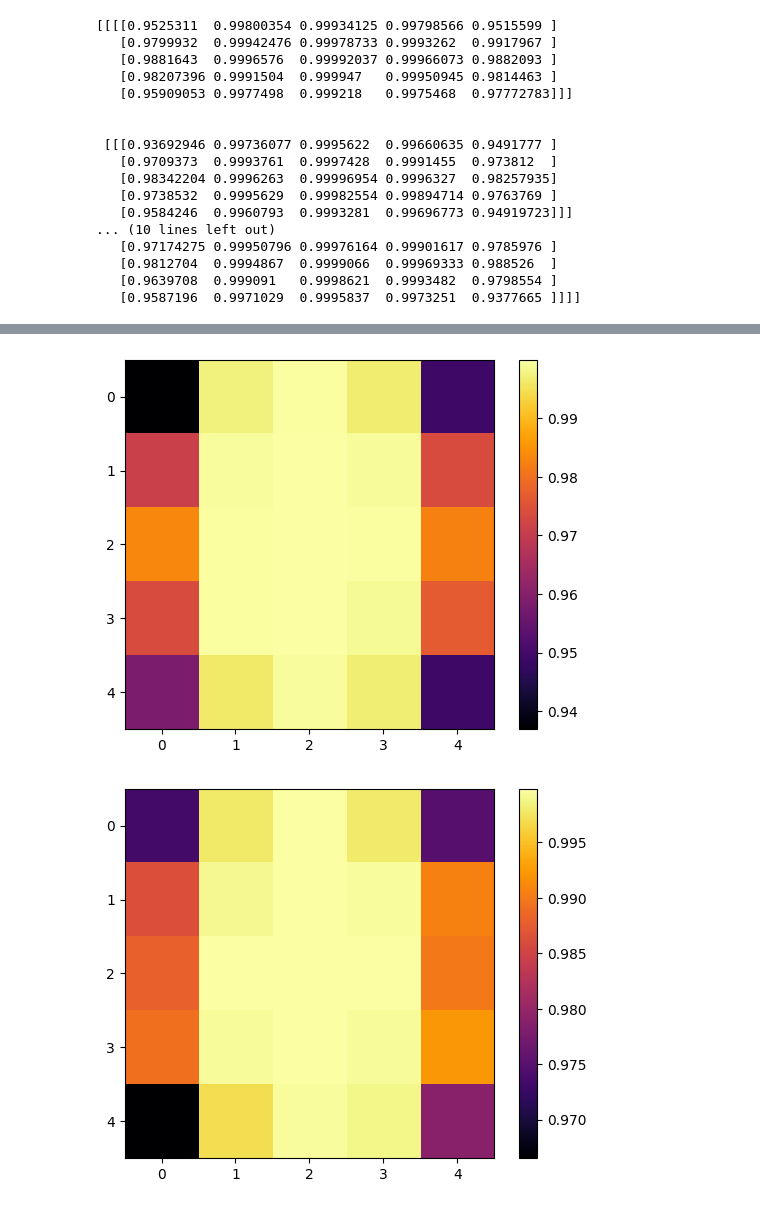
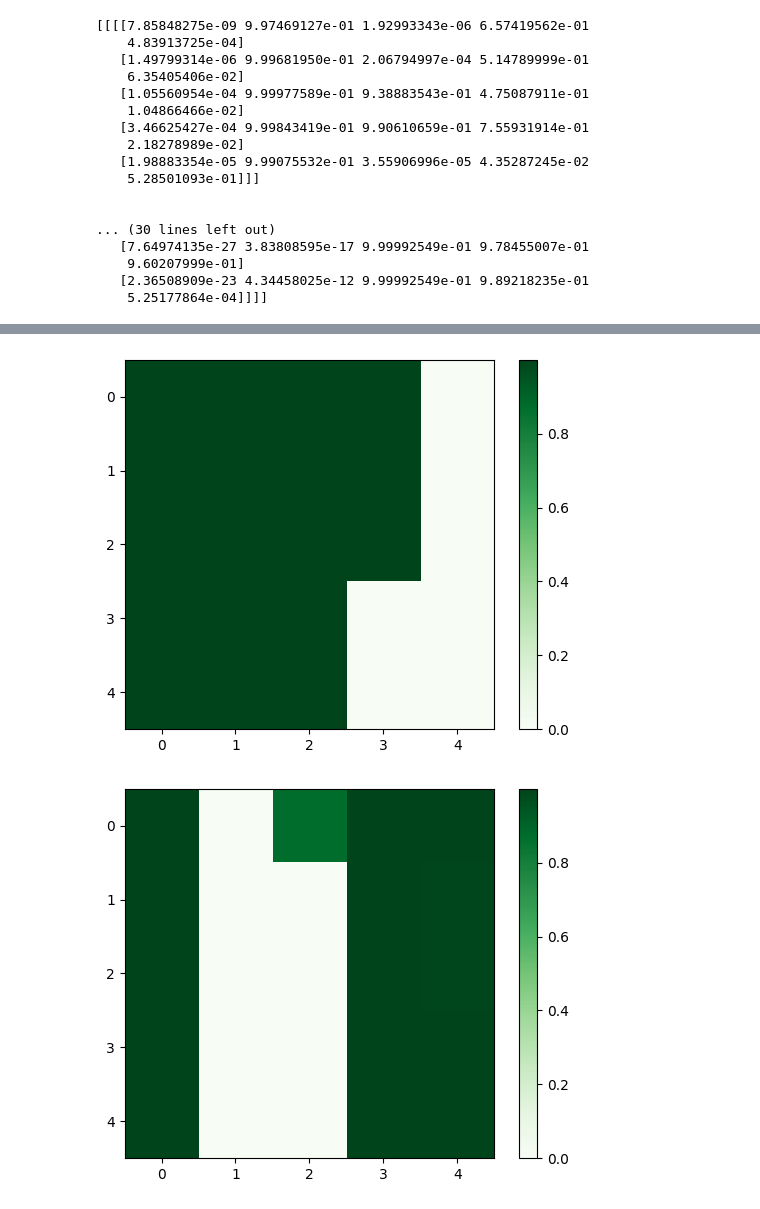
Before and after one commit to zhenqi72/STDP_CNN, a Jupyter notebook: STDP_CNN.ipynb, the cells around one changed output, grey strips where cells are left out. Cells and saved outputs as stored; diff of their text form; code cells hidden in the pictures.

```diff
--- a/STDP_CNN.ipynb
+++ b/STDP_CNN.ipynb
@@ -69,31 +69,31 @@ train(svm,train_loader)
 # %%
 import numpy as np
 import os
-data = np.load('E:/ASU/Norse/w1.npy')
+data = np.load('D:/ASU/STAM/Norse/w1.npy')
 print(data)
 # %% [output]
-[[[[0.9525311  0.99800354 0.99934125 0.99798566 0.9515599 ]
-   [0.9799932  0.99942476 0.99978733 0.9993262  0.9917967 ]
-   [0.9881643  0.9996576  0.99992037 0.99966073 0.9882093 ]
-   [0.98207396 0.9991504  0.999947   0.99950945 0.9814463 ]
-   [0.95909053 0.9977498  0.999218   0.9975468  0.97772783]]]
+[[[[7.85848275e-09 9.97469127e-01 1.92993343e-06 6.57419562e-01
+    4.83913725e-04]
+   [1.49799314e-06 9.99681950e-01 2.06794997e-04 5.14789999e-01
+    6.35405406e-02]
+   [1.05560954e-04 9.99977589e-01 9.38883543e-01 4.75087911e-01
+    1.04866466e-02]
+   [3.46625427e-04 9.99843419e-01 9.90610659e-01 7.55931914e-01
+    2.18278989e-02]
+   [1.98883354e-05 9.99075532e-01 3.55906996e-05 4.35287245e-02
+    5.28501093e-01]]]
 
 
- [[[0.93692946 0.99736077 0.9995622  0.99660635 0.9491777 ]
-   [0.9709373  0.9993761  0.9997428  0.9991455  0.973812  ]
-   [0.98342204 0.9996263  0.99996954 0.9996327  0.98257935]
-   [0.9738532  0.9995629  0.99982554 0.99894714 0.9763769 ]
-   [0.9584246  0.9960793  0.9993281  0.99696773 0.94919723]]]
-... (10 lines left out)
-   [0.97174275 0.99950796 0.99976164 0.99901617 0.9785976 ]
-   [0.9812704  0.9994867  0.9999066  0.99969333 0.988526  ]
-   [0.9639708  0.999091   0.9998621  0.9993482  0.9798554 ]
-   [0.9587196  0.9971029  0.9995837  0.9973251  0.9377665 ]]]]
+... (30 lines left out)
+   [7.64974135e-27 3.83808595e-17 9.99992549e-01 9.78455007e-01
+    9.60207999e-01]
+   [2.36508909e-23 4.34458025e-12 9.99992549e-01 9.89218235e-01
+    5.25177864e-04]]]]
 # %%
 import numpy as np
 import matplotlib.pyplot as plt
 for i in range(data.shape[0]):
-    plt.imshow(data[i,0], cmap='inferno', interpolation='nearest')
+    plt.imshow(data[i,0], cmap='Greens', interpolation='nearest')
     plt.colorbar()  # 添加颜色条
     plt.show()
 # %% [output]
@@ -101,2 +101,2 @@ for i in range(data.shape[0]):
-[figure, old version]
+[figure, new version]
-[figure, old version]
+[figure, new version]
```
Also changed, not shown: parts of 1 cell of this notebook, 5 other files.
